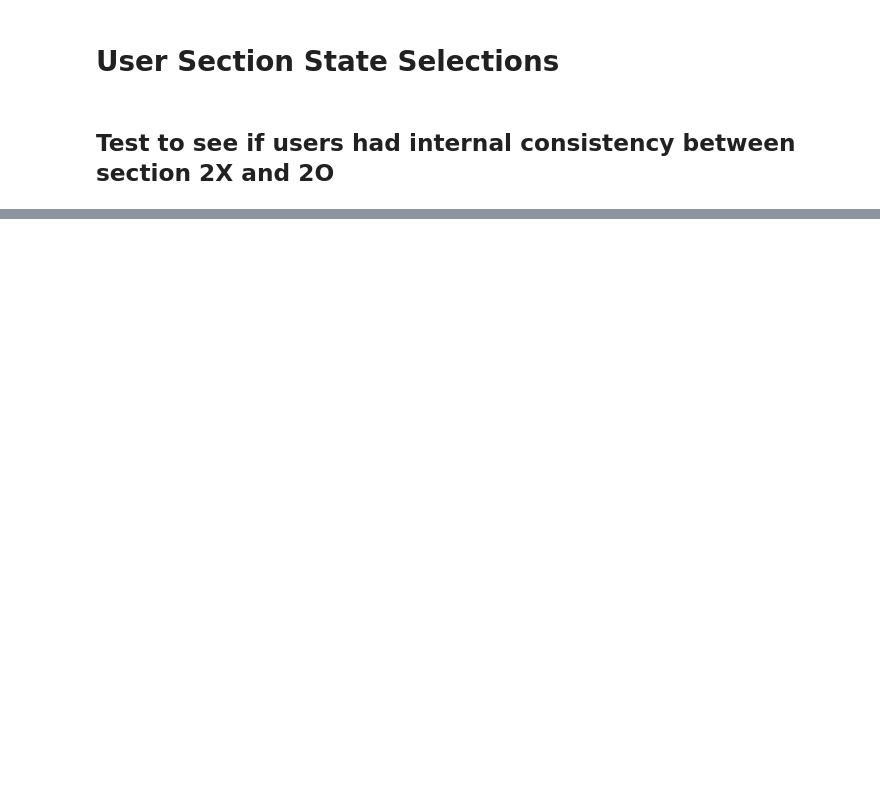
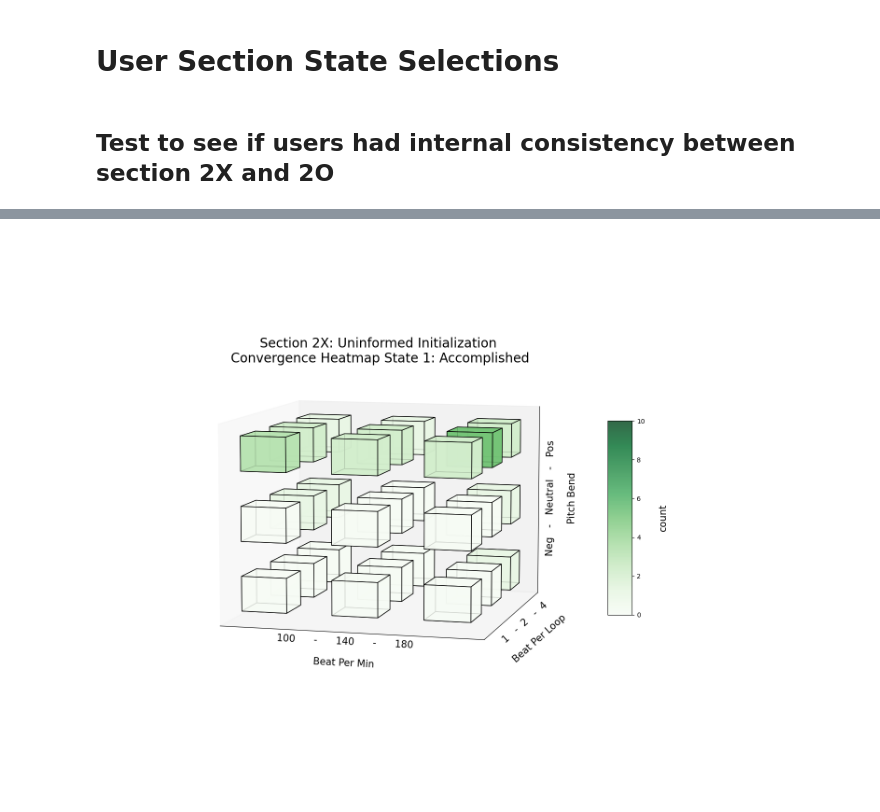
Before and after one commit to liamreneroy/RL_audio, a Jupyter notebook: notebooks/matrix_plotter.ipynb, the cells around one changed output, grey strips where cells are left out. Drawn from its saved outputs; the diff is of its cells as text; code cells hidden in the pictures; blank space fills up the shorter version.

```diff
--- a/notebooks/matrix_plotter.ipynb
+++ b/notebooks/matrix_plotter.ipynb
@@ -591,0 +886,6 @@ get_user_section_state_idxs(3)
+# %%
+
+# sect2X_st1_hist_matrix
+plot_3d_array(sect2X_st1_hist_matrix, sect2X_st1_hist_matrix_save, sect2X_st1_hist_matrix_title, plotter=True, norm_min=0, norm_max=10, scale_label="count", colour_map='Greens')
+# %% [output]
+[figure, added]
```
Also changed, not shown: parts of 29 cells of this notebook, 42 other files.
